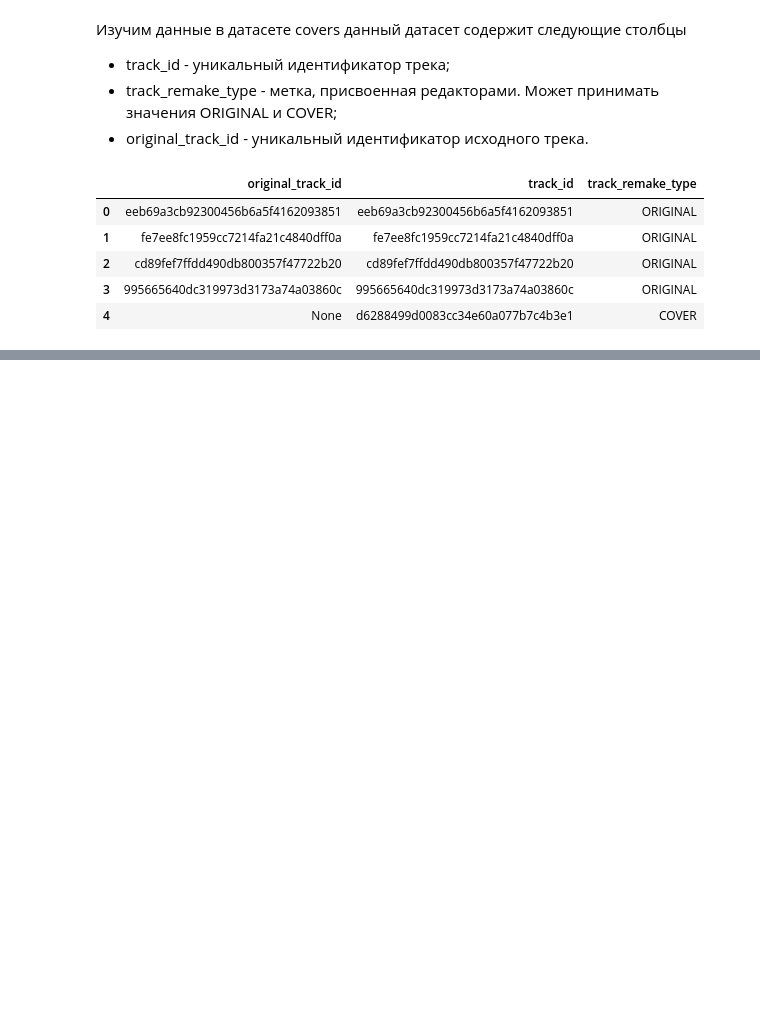
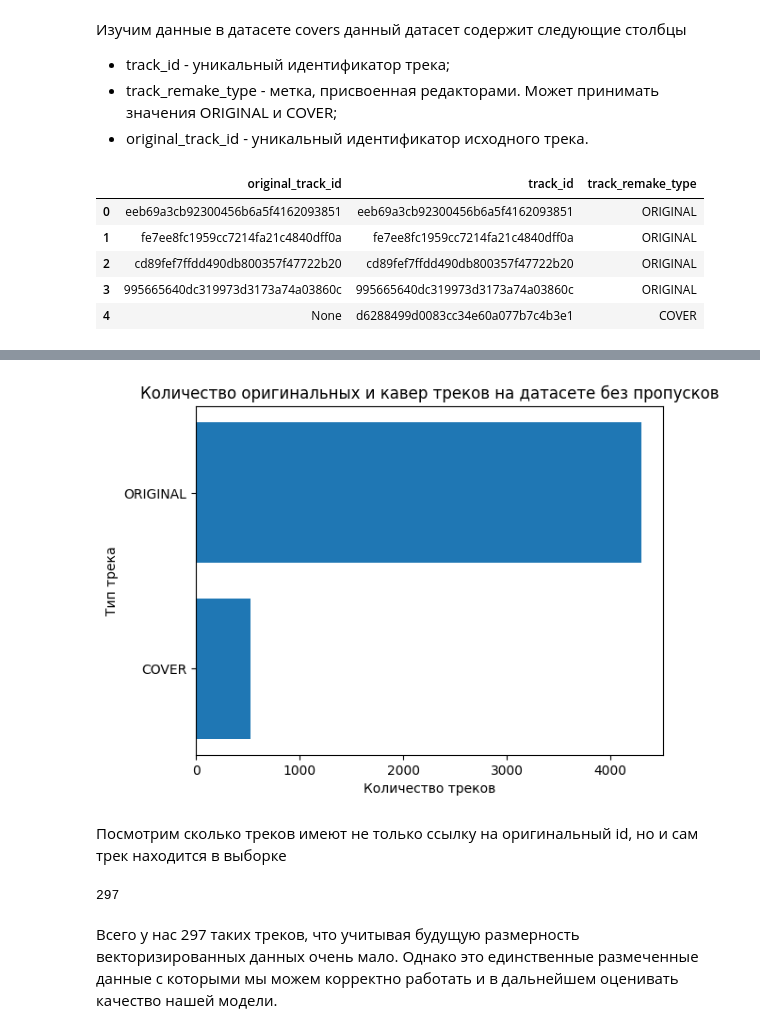
Before and after one commit to Musical-Detectives-Team/hakaton_yandex_music, a Jupyter notebook: EDA.ipynb, the cells around one changed output, grey strips where cells are left out. Cells and saved outputs as stored; diff of their text form; code cells hidden in the pictures; blank space fills up the shorter version.

```diff
--- a/EDA.ipynb
+++ b/EDA.ipynb
@@ -28,0 +68,18 @@ df_covers.head()
+# %%
+plt.title('Количество оригинальных и кавер треков на датасете без пропусков')
+plt.barh(df_group['track_remake_type'], df_group['track_id'])
+plt.xlabel('Количество треков')
+plt.ylabel('Тип трека')
+plt.show()
+# %% [output]
+[figure, added]
+# %% [markdown]
+Посмотрим сколько треков имеют не только ссылку на оригинальный id, но и сам трек находится в выборке
+# %%
+df_covers_copy = df_covers.copy(deep=True)
+df = df_covers[['track_id']].merge(df_covers_copy, left_on='track_id', right_on='original_track_id')
+df[df['track_remake_type']=='COVER'].shape[0]
+# %% [output]
+297
+# %% [markdown]
+Всего у нас 297 таких треков, что учитывая будущую размерность векторизированных данных очень мало. Однако это единственные размеченные данные с которыми мы можем корректно работать и в дальнейшем оценивать качество нашей модели.
```
Also changed, not shown: parts of 33 cells of this notebook.
